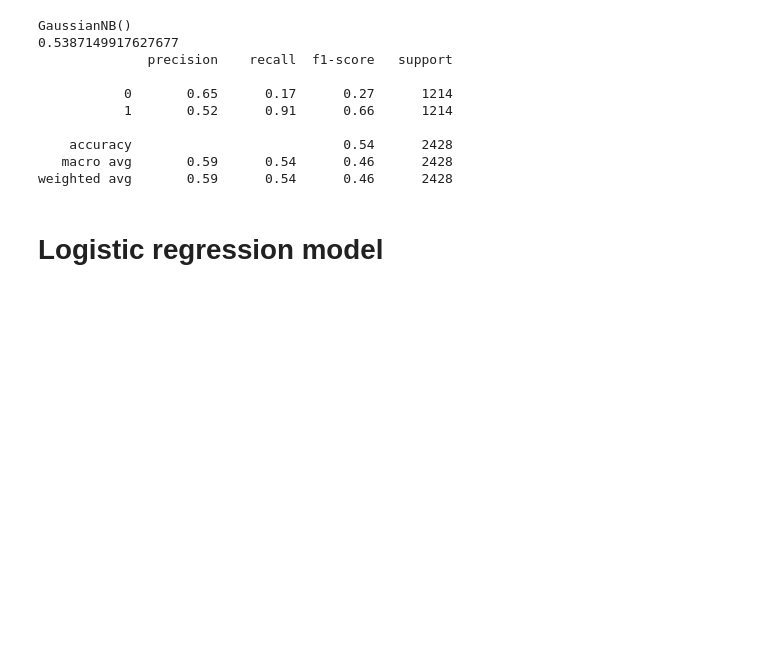
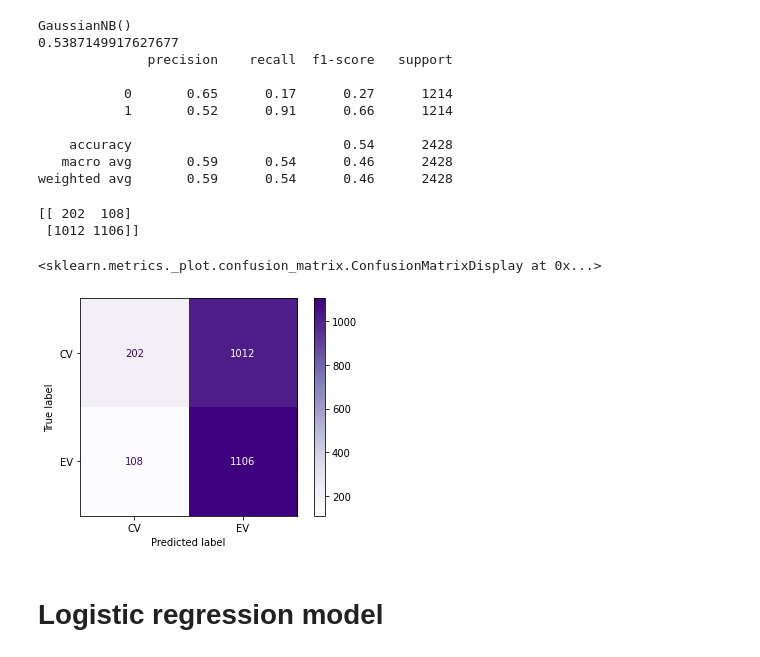
Before and after one commit to Chomchanok/Term_Project, a Jupyter notebook: model.ipynb, the cells around one changed output. Drawn from its saved outputs; the diff is of its cells as text; code cells hidden in the pictures; blank space fills up the shorter version.

Commit message:
generating confusion matrix of Naive Bayes's model

```diff
--- a/model.ipynb
+++ b/model.ipynb
@@ -80,6 +88,14 @@ GaussianNB()
     accuracy                           0.54      2428
    macro avg       0.59      0.54      0.46      2428
 weighted avg       0.59      0.54      0.46      2428
+# %%
+print(confusion_matrix(y_pred, y_test_over))
+plot_confusion_matrix(nbModel_grid, X_test_over, y_test_over, display_labels=["CV", "EV"], cmap=plt.cm.Purples)
+# %% [output]
+[[ 202  108]
+ [1012 1106]]
+<sklearn.metrics._plot.confusion_matrix.ConfusionMatrixDisplay at 0x...>
+[figure, added]
 # %% [markdown]
 # Logistic regression model
 # %%
```
Also changed, not shown: parts of 1 cell of this notebook.
